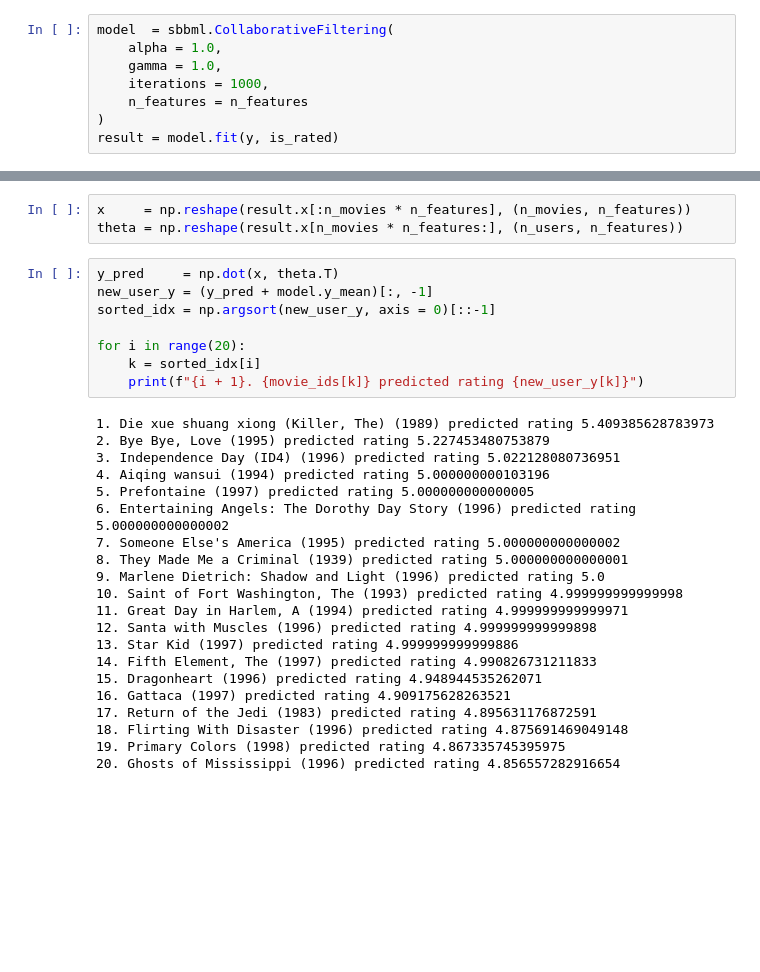
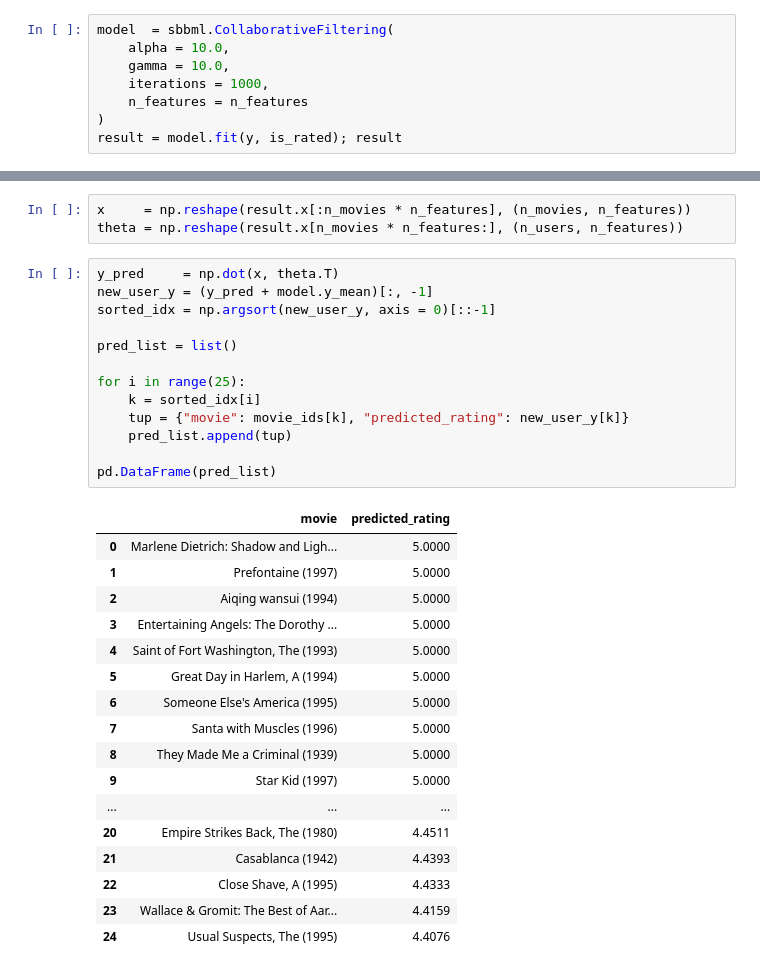
Before and after one commit to noelnamai/machine-learning, a Jupyter notebook: recommender-systems.ipynb, the cells around one changed output, grey strips where cells are left out. Cells and saved outputs as stored; diff of their text form; blank space fills up the shorter version.

```diff
--- a/recommender-systems.ipynb
+++ b/recommender-systems.ipynb
@@ -112,9 +112,9 @@ n_movies   = y.shape[0]
 n_users    = y.shape[1]
 # %%
 model  = sbbml.CollaborativeFiltering(
-    alpha = 1.0,
-    gamma = 1.0,
+    alpha = 10.0,
+    gamma = 10.0,
     iterations = 1000,
     n_features = n_features
 )
-result = model.fit(y, is_rated)
+result = model.fit(y, is_rated); result
@@ -124,29 +136,31 @@ theta = np.reshape(result.x[n_movies * n_features:], (n_users, n_features))
 # %%
 y_pred     = np.dot(x, theta.T)
 new_user_y = (y_pred + model.y_mean)[:, -1]
 sorted_idx = np.argsort(new_user_y, axis = 0)[::-1]
 
-for i in range(20):
+pred_list = list()
+
+for i in range(25):
     k = sorted_idx[i]
-    print(f"{i + 1}. {movie_ids[k]} predicted rating {new_user_y[k]}")
+    tup = {"movie": movie_ids[k], "predicted_rating": new_user_y[k]}
+    pred_list.append(tup)
+
+pd.DataFrame(pred_list)
 # %% [output]
-1. Die xue shuang xiong (Killer, The) (1989) predicted rating 5.409385628783973
-2. Bye Bye, Love (1995) predicted rating 5.227453480753879
-3. Independence Day (ID4) (1996) predicted rating 5.022128080736951
-4. Aiqing wansui (1994) predicted rating 5.000000000103196
-5. Prefontaine (1997) predicted rating 5.000000000000005
-6. Entertaining Angels: The Dorothy Day Story (1996) predicted rating 5.000000000000002
-7. Someone Else's America (1995) predicted rating 5.000000000000002
-8. They Made Me a Criminal (1939) predicted rating 5.000000000000001
-9. Marlene Dietrich: Shadow and Light (1996) predicted rating 5.0
-10. Saint of Fort Washington, The (1993) predicted rating 4.999999999999998
-11. Great Day in Harlem, A (1994) predicted rating 4.999999999999971
-12. Santa with Muscles (1996) predicted rating 4.999999999999898
-13. Star Kid (1997) predicted rating 4.999999999999886
-14. Fifth Element, The (1997) predicted rating 4.990826731211833
-15. Dragonheart (1996) predicted rating 4.948944535262071
-16. Gattaca (1997) predicted rating 4.909175628263521
-17. Return of the Jedi (1983) predicted rating 4.895631176872591
-18. Flirting With Disaster (1996) predicted rating 4.875691469049148
-19. Primary Colors (1998) predicted rating 4.867335745395975
-20. Ghosts of Mississippi (1996) predicted rating 4.856557282916654
+|  | movie | predicted_rating |
+| 0 | Marlene Dietrich: Shadow and Ligh... | 5.0000 |
+| 1 | Prefontaine (1997) | 5.0000 |
+| 2 | Aiqing wansui (1994) | 5.0000 |
+| 3 | Entertaining Angels: The Dorothy ... | 5.0000 |
+| 4 | Saint of Fort Washington, The (1993) | 5.0000 |
+| 5 | Great Day in Harlem, A (1994) | 5.0000 |
+| 6 | Someone Else's America (1995) | 5.0000 |
+| 7 | Santa with Muscles (1996) | 5.0000 |
+| 8 | They Made Me a Criminal (1939) | 5.0000 |
+| 9 | Star Kid (1997) | 5.0000 |
+| ... | ... | ... |
+| 20 | Empire Strikes Back, The (1980) | 4.4511 |
+| 21 | Casablanca (1942) | 4.4393 |
+| 22 | Close Shave, A (1995) | 4.4333 |
+| 23 | Wallace & Gromit: The Best of Aar... | 4.4159 |
+| 24 | Usual Suspects, The (1995) | 4.4076 |
```
Also changed, not shown: parts of 1 cell of this notebook, 1 other file.
